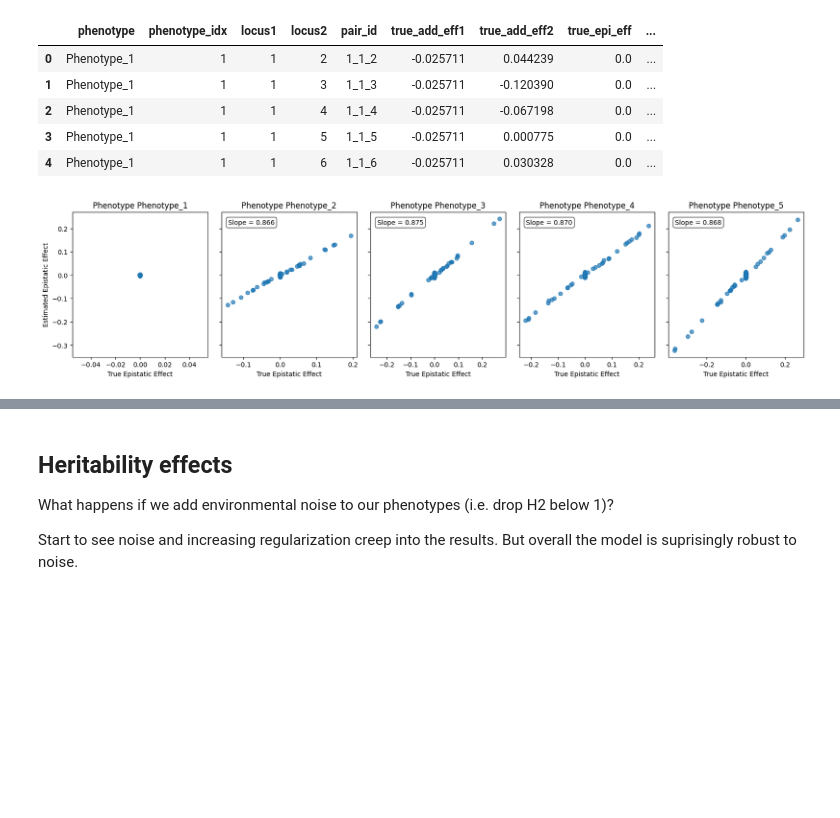
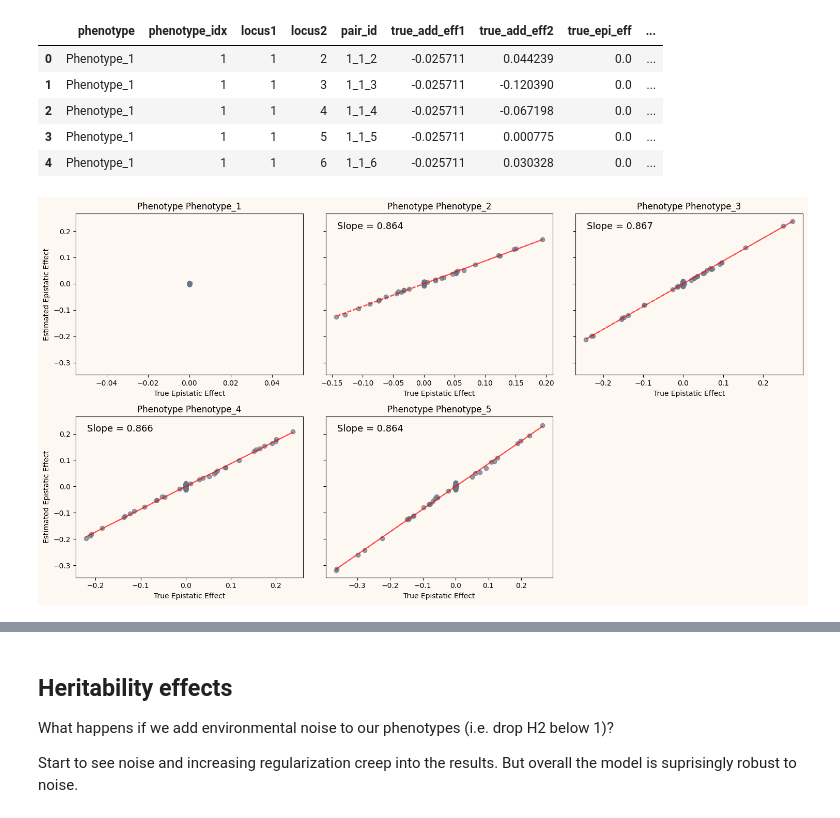
Before and after one commit to Arcadia-Science/2025_genopheno_local_linear_mapping, a Jupyter notebook: index.ipynb, the cells around one changed output, grey strips where cells are left out. Cells and saved outputs as stored; diff of their text form; code cells hidden in the pictures; blank space fills up the shorter version.

```diff
--- a/index.ipynb
+++ b/index.ipynb
@@ -1715,44 +1828,3 @@ Detected genotype encoding: -1/1
 | 2 | Phenotype_1 | 1 | 1 | 4 | 1_1_4 | -0.025711 | -0.067198 | 0.0 | ... |
 | 3 | Phenotype_1 | 1 | 1 | 5 | 1_1_5 | -0.025711 | 0.000775 | 0.0 | ... |
 | 4 | Phenotype_1 | 1 | 1 | 6 | 1_1_6 | -0.025711 | 0.030328 | 0.0 | ... |
-# %%
-# | code-fold: true
-
-unique_phenotypes = qg_estimates['phenotype'].unique()
-
-# Create a figure with 5 subplots side by side
-fig, axes = plt.subplots(1, 5, figsize=(20, 4), sharey=True, sharex=False)
-fig.subplots_adjust(wspace=0.1)  # Adjust spacing between plots
-
-# Create a plot for each phenotype
-for i, phenotype in enumerate(unique_phenotypes):
-    # Filter data for this phenotype
-    phenotype_data = qg_estimates[qg_estimates['phenotype'] == phenotype]
-
-    # Create scatter plot on the appropriate subplot
-    axes[i].scatter(phenotype_data['true_epi_eff'], phenotype_data['est_epi_eff'],
-                   alpha=0.7)
-
-    if phenotype != 'Phenotype_1':
-        z = np.polyfit(phenotype_data['true_epi_eff'], phenotype_data['est_epi_eff'], 1)
-
-
-    # Add title and grid
-    axes[i].set_title(f'Phenotype {phenotype}')
-
-    if phenotype != 'Phenotype_1':
-        slope = z[0]  # Extract the slope from the polyfit result
-        axes[i].text(0.05, 0.95, f'Slope = {slope:.3f}',
-                    transform=axes[i].transAxes,
-                    verticalalignment='top',
-                    bbox=dict(boxstyle='round', facecolor='white', alpha=0.7))
-
-
-    # Only add y-label to the first plot
-    if i == 0:
-        axes[i].set_ylabel('Estimated Epistatic Effect')
-
-    # Add x-label to all plots
-    axes[i].set_xlabel('True Epistatic Effect')
-# %% [output]
-[figure, removed]
@@ -1759,3 +1914,7 @@ for i, phenotype in enumerate(unique_phenotypes):
+# %%
+plot_epistatic_estimates(qg_estimates)
+# %% [output]
+[figure, added]
 # %%
 # | code-fold: true
 
```
Also changed, not shown: parts of 38 cells of this notebook.
